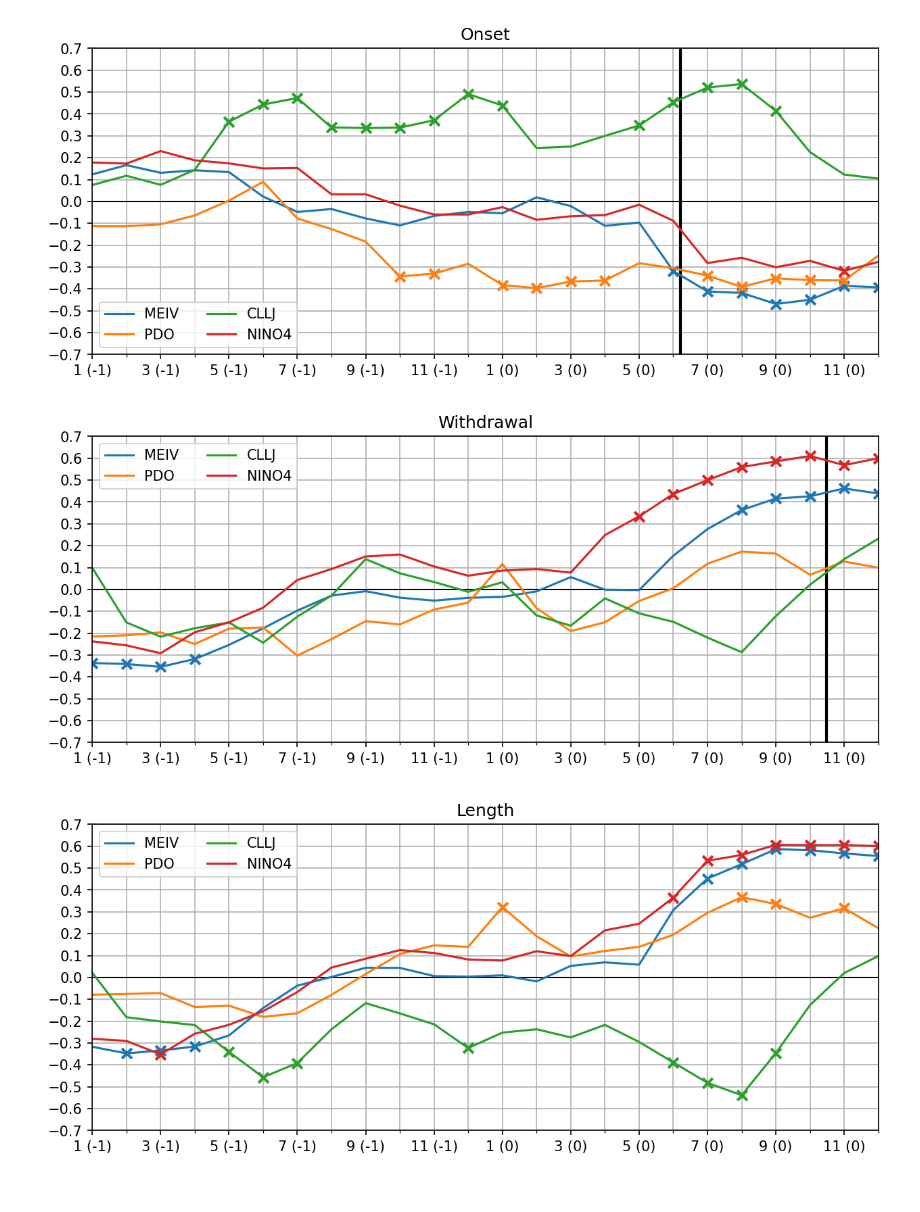
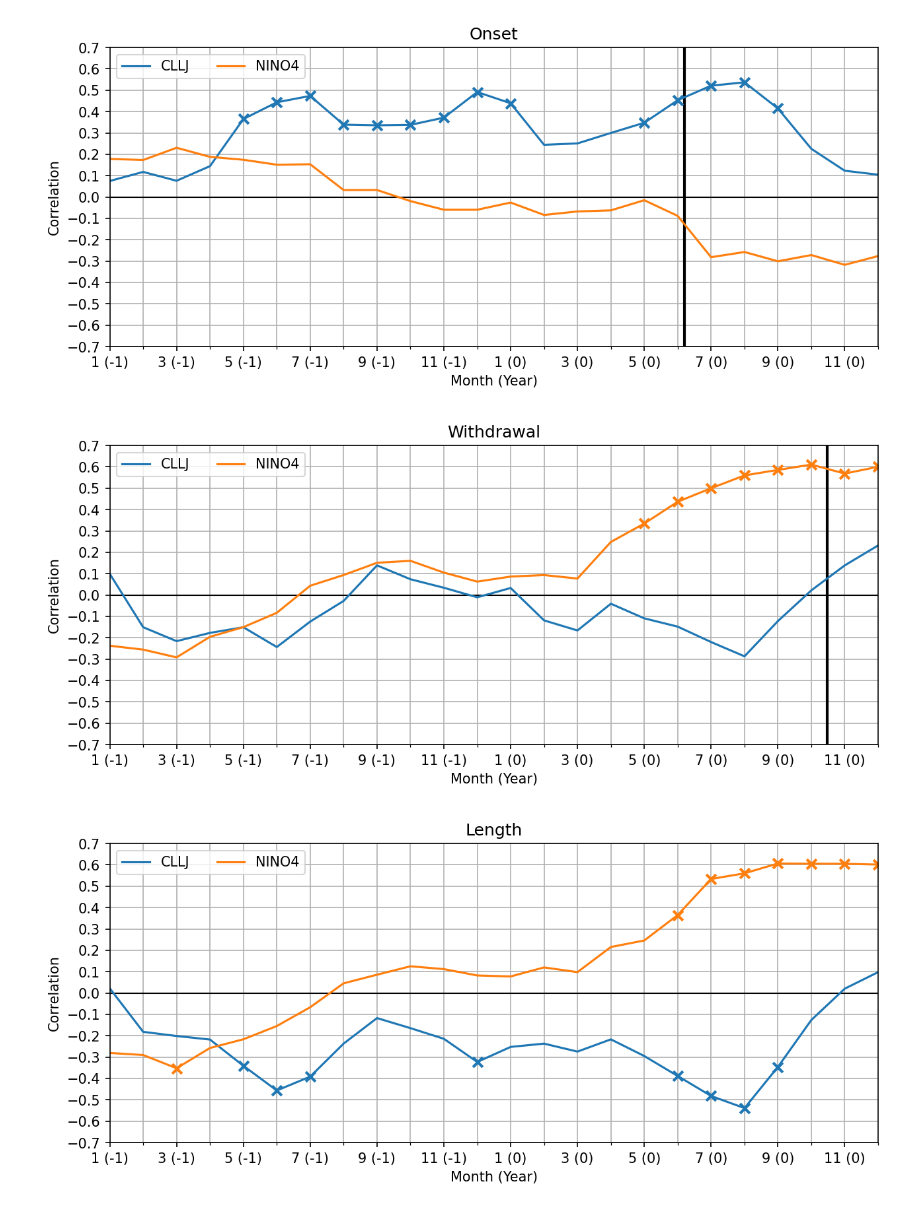
Before and after one commit to rodrigoms95/sequia, a Jupyter notebook: code/ENSO_graph.ipynb, the cells around one changed output. Saved outputs shown, nothing was run; the diff lists cells and outputs as text; code cells hidden in the pictures.

```diff
--- a/code/ENSO_graph.ipynb
+++ b/code/ENSO_graph.ipynb
@@ -54,13 +54,13 @@ l = []
 #    skiprows = 0, skipfooter = 0 ).loc[1981:2020]
 #index.append(b)
 #index_y.append(b.mean(axis = 1))
-label.append("MEIV")
-l.append(0)
-b = pd.read_table( path_i + "MEIV", sep = "\s+",
-    engine = "python", names = cols, index_col = 0,
-    skiprows = 1, skipfooter = 4 ).loc[1981:2020]
-index.append(b)
-index_y.append(b.mean(axis = 1))
+#label.append("MEIV")
+#l.append(0)
+#b = pd.read_table( path_i + "MEIV", sep = "\s+",
+#    engine = "python", names = cols, index_col = 0,
+#    skiprows = 1, skipfooter = 4 ).loc[1981:2020]
+#index.append(b)
+#index_y.append(b.mean(axis = 1))
 #label.append("AMO")
 #l.append(0)
 #b = pd.read_table( path_i + "AMO_smooth", sep = "\s+",
@@ -75,13 +75,13 @@ index_y.append(b.mean(axis = 1))
 #    skiprows = 1, skipfooter = 4 ).loc[1981:2020]
 #index.append(b)
 #index_y.append(b.mean(axis = 1))
-label.append("PDO")
-l.append(0)
-b = pd.read_table( path_i + "PDO", sep = "\s+",
-    engine = "python", names = cols, index_col = 0,
-    skiprows = 2, skipfooter = 1 ).loc[1981:2020]
-index.append(b)
-index_y.append(b.mean(axis = 1))
+#label.append("PDO")
+#l.append(0)
+#b = pd.read_table( path_i + "PDO", sep = "\s+",
+#    engine = "python", names = cols, index_col = 0,
+#    skiprows = 2, skipfooter = 1 ).loc[1981:2020]
+#index.append(b)
+#index_y.append(b.mean(axis = 1))
 #label.append("OLR")
 #b = pd.read_table( path_i + "OLR", sep = '\s+',
 #    engine = "python", names = cols, index_col = 0,
@@ -184,6 +184,8 @@ for i in range(0, 3):
     ax[i].set_title(title[i])
     ax[i].set_xlim(-11, 12)
     ax[i].set_ylim(-0.7, 0.7)
+    ax[i].set_ylabel(f"Correlation")
+    ax[i].set_xlabel("Month (Year)")
     ax[i].set_yticks(np.arange(-0.7, 0.8, 0.1))
     ax[i].set_xticks(np.arange(-11, 13, 2.0))
     ax[i].set_xticks(np.arange(-11, 13, 1.0) , minor = True )
@@ -208,36 +210,36 @@ for m in range( len(index) ):
 
                 row = [-k, j + 1 - k * 12]
                 corr, _ = stats.pearsonr(
                     index[m].shift(k).iloc[k:, j], dates.iloc[k + l[m]:, i] )
                 int = stats.bootstrap( [
                     index[m].shift(k).iloc[k:, j], dates.iloc[k + l[m]:, i] ],
                     pcorr, confidence_level = 0.95, method = "basic"
                     ).confidence_interval
                 if ( corr <= int[0] ) or ( corr >= int[1] ): sig = True
                 else: sig = False
 
                 row += [corr, sig]
                 df = pd.concat([df, pd.DataFrame([row], columns = cols)])
 
         df = df.sort_values("Month")
 
         ax[i].plot( df["Month"], df["Correlation"], color = color[m] )
 
         for j in df.itertuples():
             if j[4]:
                 ax[i].scatter( j[2], j[3], marker = "x", color = color[m],
                     linewidth = 2, s = 50, zorder = 2 )
                 if   i == 0: legend_1.append("_")
                 elif i == 1: legend_2.append("_")
                 else       : legend_3.append("_")
 
         if   i == 0: ax[i].legend(legend_1, ncol = 2)
         elif i == 1: ax[i].legend(legend_2, ncol = 2)
         else       : ax[i].legend(legend_3, ncol = 2)
 # %% [output]
-[figure, old version]
+[figure, new version]
-[figure, old version]
+[figure, new version]
-[figure, old version]
+[figure, new version]
 # %%
 # Correlaciones
 
```
Also changed, not shown: parts of 2 cells of this notebook, 2 other files.
